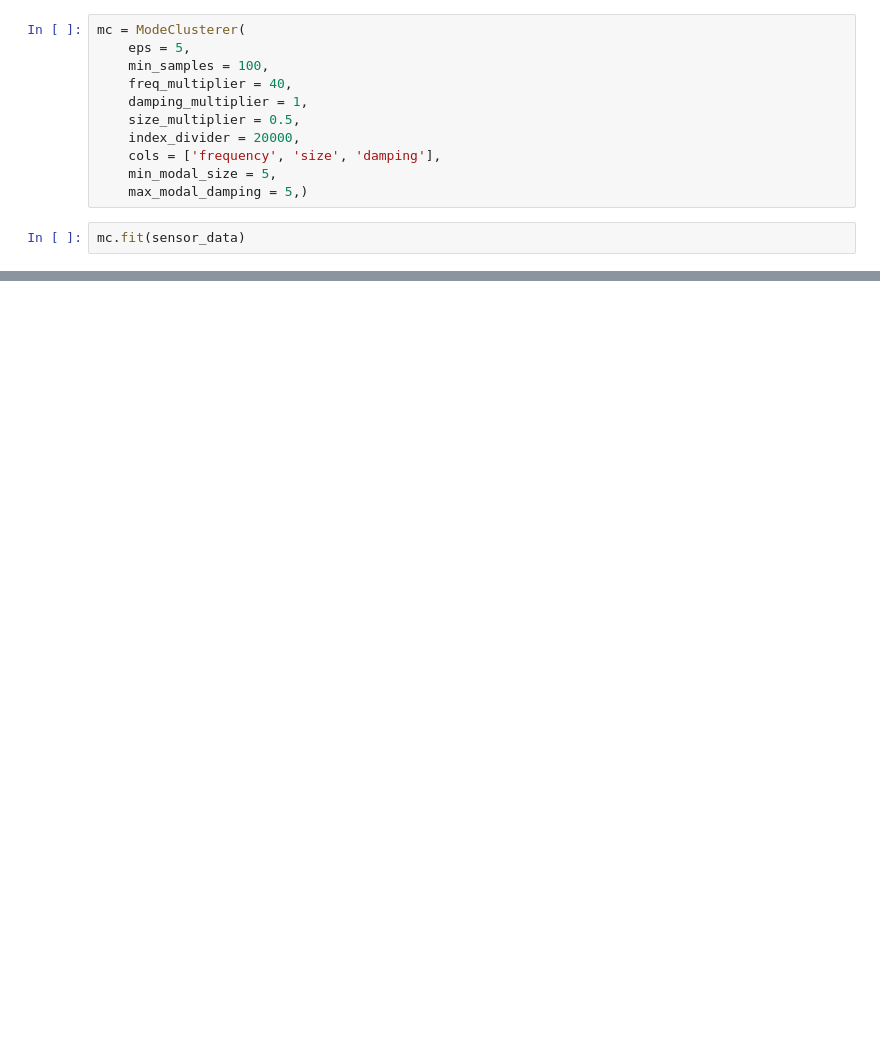
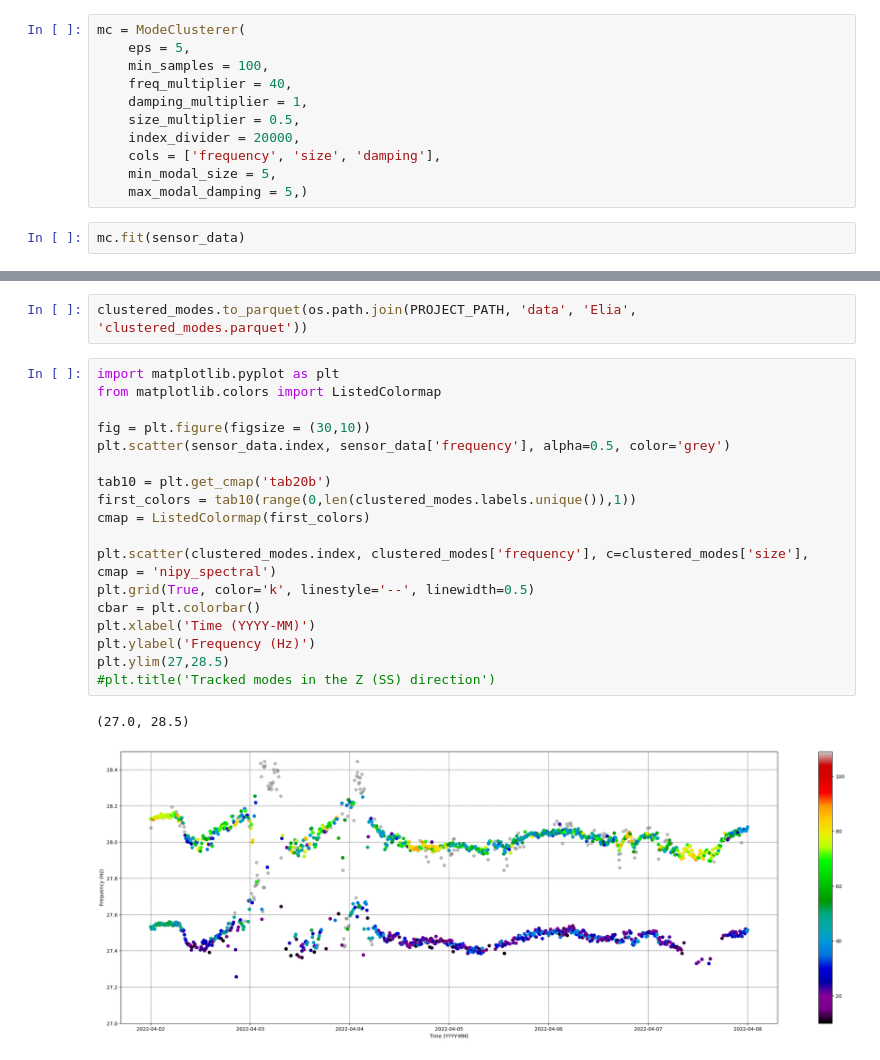
Before and after one commit to WEILMAX/oma_tracking, a Jupyter notebook: notebooks/oma_clustering.ipynb, the cells around one changed output, grey strips where cells are left out. Saved outputs shown, nothing was run; the diff lists cells and outputs as text; blank space fills up the shorter version.

```diff
--- a/notebooks/oma_clustering.ipynb
+++ b/notebooks/oma_clustering.ipynb
@@ -55,0 +61,23 @@ Text(0, 0.5, 'Frequency (Hz)')
+# %%
+clustered_modes.to_parquet(os.path.join(PROJECT_PATH, 'data', 'Elia', 'clustered_modes.parquet'))
+# %%
+import matplotlib.pyplot as plt
+from matplotlib.colors import ListedColormap
+
+fig = plt.figure(figsize = (30,10))
+plt.scatter(sensor_data.index, sensor_data['frequency'], alpha=0.5, color='grey')
+
+tab10 = plt.get_cmap('tab20b')
+first_colors = tab10(range(0,len(clustered_modes.labels.unique()),1))
+cmap = ListedColormap(first_colors)
+
+plt.scatter(clustered_modes.index, clustered_modes['frequency'], c=clustered_modes['size'], cmap = 'nipy_spectral')
+plt.grid(True, color='k', linestyle='--', linewidth=0.5)
+cbar = plt.colorbar()
+plt.xlabel('Time (YYYY-MM)')
+plt.ylabel('Frequency (Hz)')
+plt.ylim(27,28.5)
+#plt.title('Tracked modes in the Z (SS) direction')
+# %% [output]
+(27.0, 28.5)
+[figure, added]
```
Also changed, not shown: parts of 7 cells of this notebook, 9 other files.
